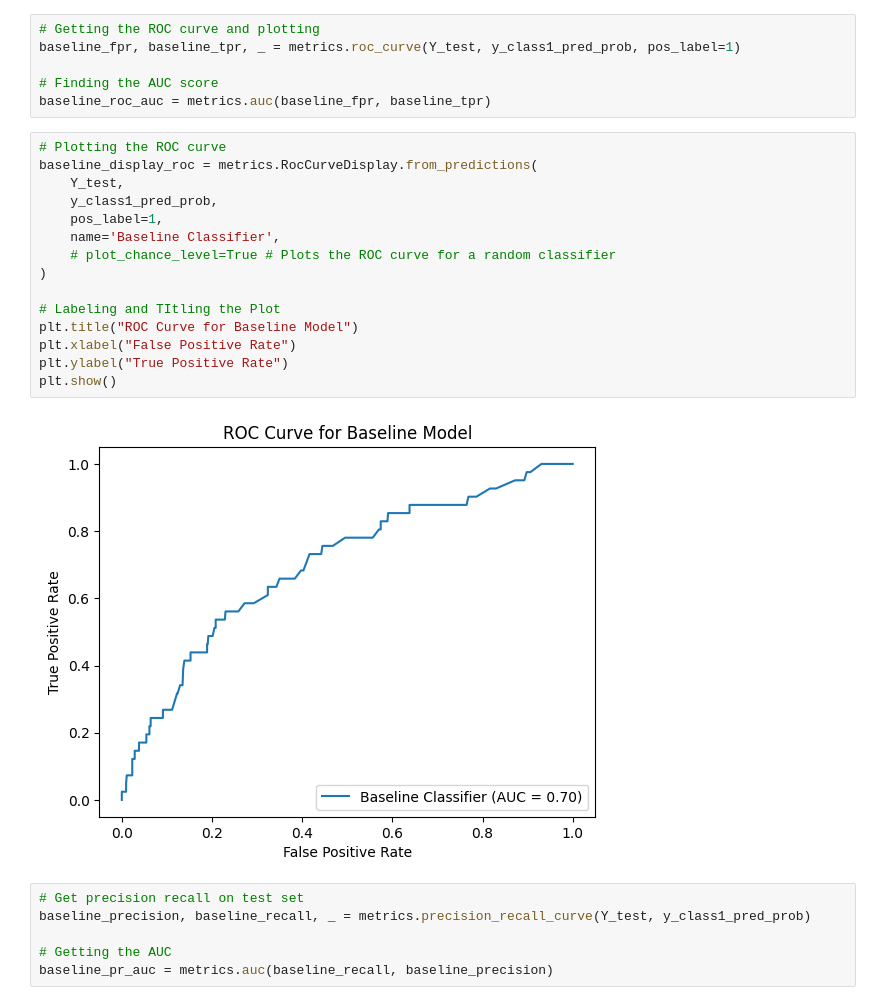
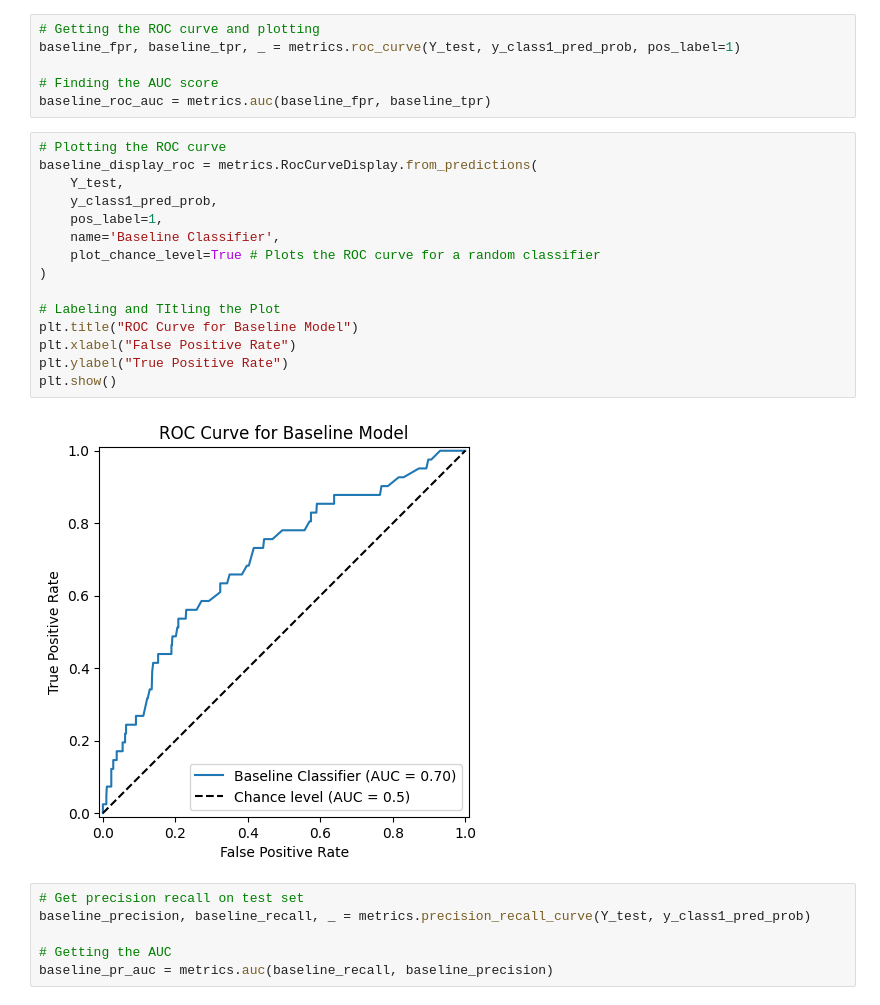
Before and after one commit to canoepus/think, a Jupyter notebook: upsampling.ipynb, the cells around one changed output. Cells and saved outputs as stored; diff of their text form.

```diff
--- a/upsampling.ipynb
+++ b/upsampling.ipynb
@@ -199,20 +161,20 @@ baseline_roc_auc = metrics.auc(baseline_fpr, baseline_tpr)
 # %%
 # Plotting the ROC curve
 baseline_display_roc = metrics.RocCurveDisplay.from_predictions(
     Y_test,
     y_class1_pred_prob,
     pos_label=1,
     name='Baseline Classifier',
-    # plot_chance_level=True # Plots the ROC curve for a random classifier
+    plot_chance_level=True # Plots the ROC curve for a random classifier
 )
 
 # Labeling and TItling the Plot
 plt.title("ROC Curve for Baseline Model")
 plt.xlabel("False Positive Rate")
 plt.ylabel("True Positive Rate")
 plt.show()
 # %% [output]
-[figure, old version]
+[figure, new version]
 # %%
 # Get precision recall on test set
 baseline_precision, baseline_recall, _ = metrics.precision_recall_curve(Y_test, y_class1_pred_prob)
```
Also changed, not shown: parts of 17 cells of this notebook.
